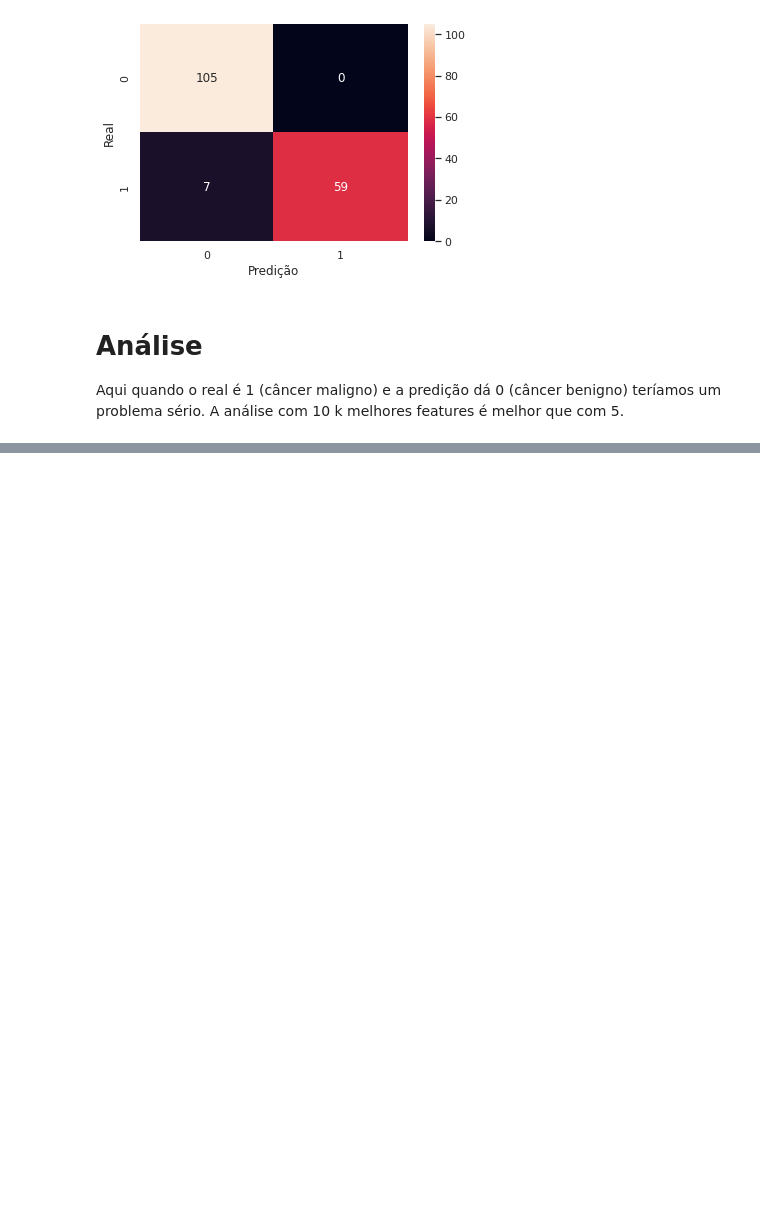
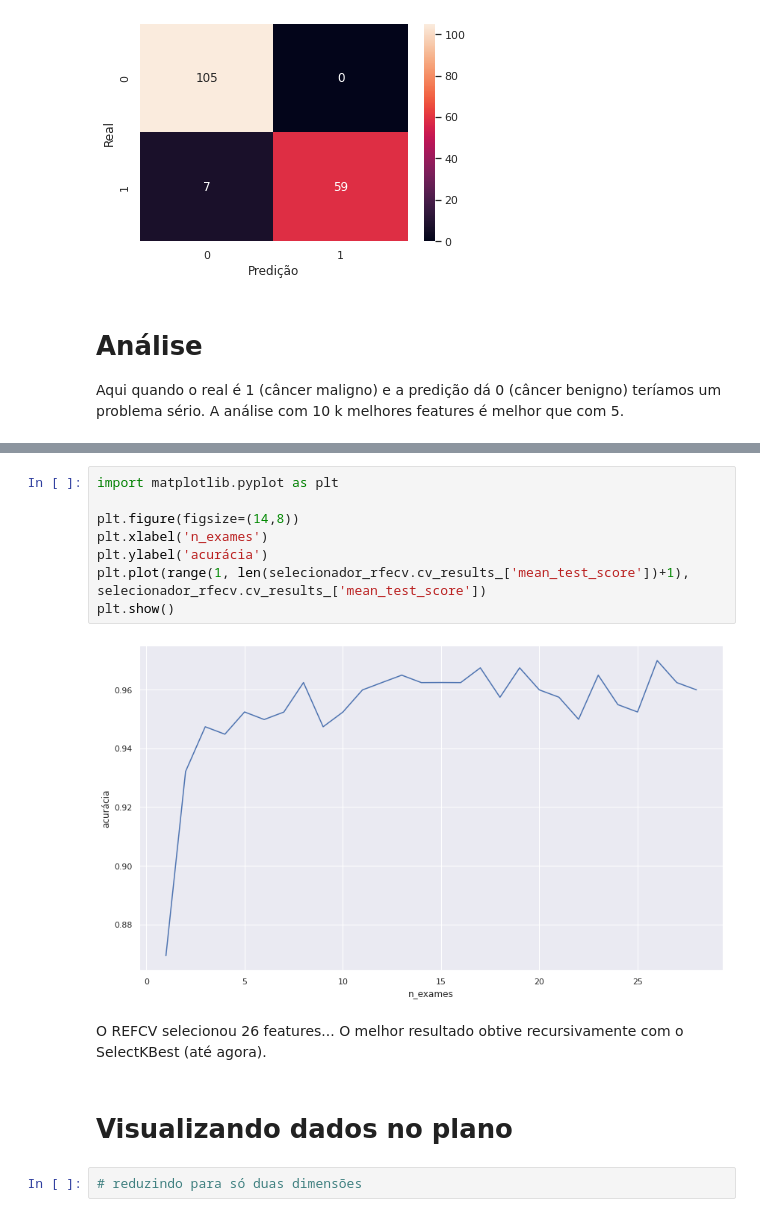
Before and after one commit to julianovale/BB_Evolution, a Jupyter notebook: 0036_AluraBB_MuitasDimensoes01.ipynb, the cells around one changed output, grey strips where cells are left out. Cells and saved outputs as stored; diff of their text form; blank space fills up the shorter version.

```diff
--- a/0036_AluraBB_MuitasDimensoes01.ipynb
+++ b/0036_AluraBB_MuitasDimensoes01.ipynb
@@ -640,0 +777,16 @@ Parei no RFE ==> Eliminação recursiva de atributos (Recursive Feature Eliminat
+# %%
+import matplotlib.pyplot as plt
+
+plt.figure(figsize=(14,8))
+plt.xlabel('n_exames')
+plt.ylabel('acurácia')
+plt.plot(range(1, len(selecionador_rfecv.cv_results_['mean_test_score'])+1), selecionador_rfecv.cv_results_['mean_test_score'])
+plt.show()
+# %% [output]
+[figure, added]
+# %% [markdown]
+O REFCV selecionou 26 features... O melhor resultado obtive recursivamente com o SelectKBest (até agora).
+# %% [markdown]
+# Visualizando dados no plano
+# %%
+# reduzindo para só duas dimensões
```
Also changed, not shown: parts of 25 cells of this notebook.
